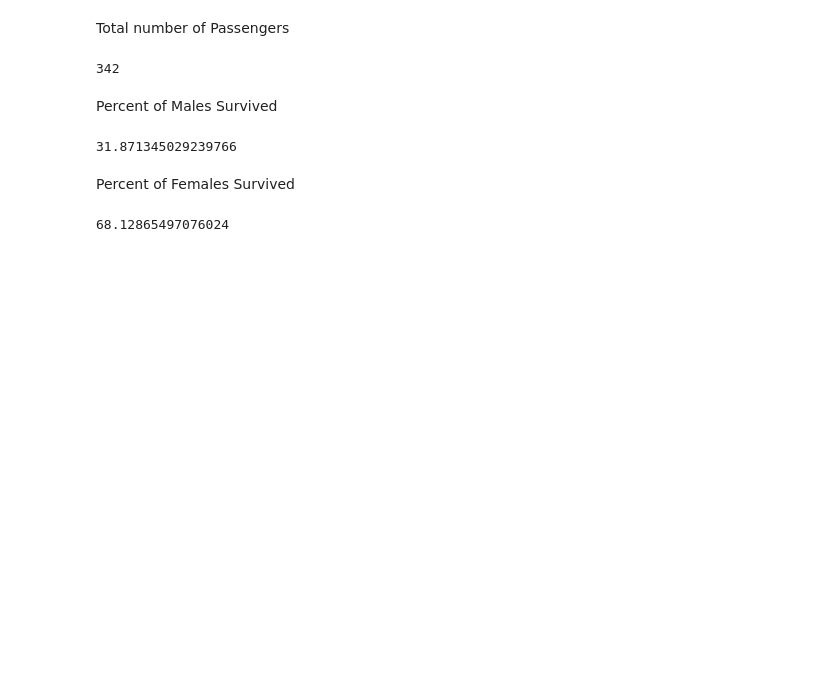
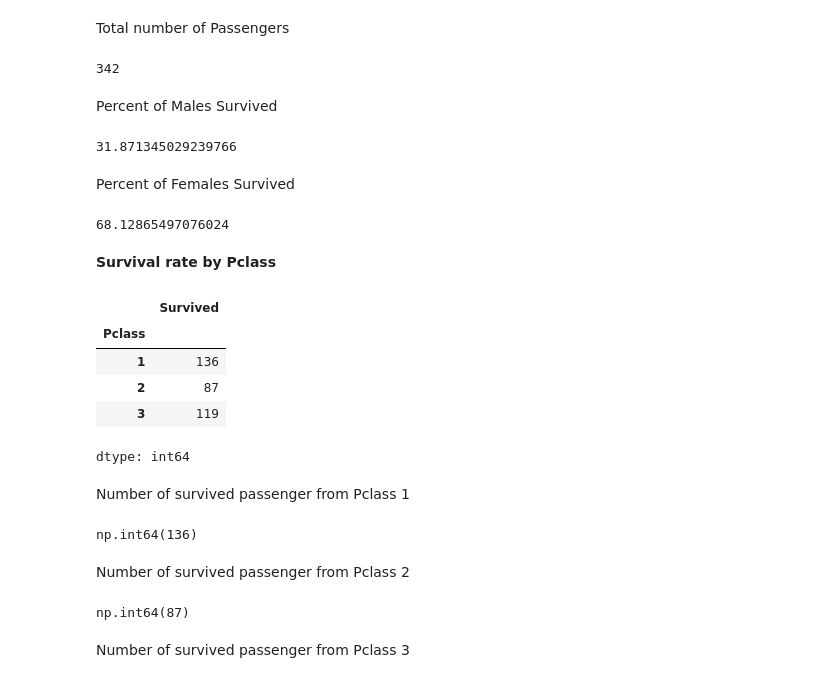
Before and after one commit to akhilesh2009/Exploring-the-Titanic-Dataset, a Jupyter notebook: Exploring_the_Titanic_Dataset.ipynb, the cells around one changed output. Saved outputs shown, nothing was run; the diff lists cells and outputs as text; code cells hidden in the pictures; blank space fills up the shorter version.

```diff
--- a/Exploring_the_Titanic_Dataset.ipynb
+++ b/Exploring_the_Titanic_Dataset.ipynb
@@ -110,3 +112,31 @@ percent_females_survived = (females_survive / total_passengers_survive) * 100
 print(percent_females_survived)
 # %% [output]
 68.12865497076024
+# %% [markdown]
+**Survival rate by Pclass**
+# %%
+survival_by_class = train.groupby("Pclass")["Survived"].sum()
+survival_by_class
+# %% [output]
+|  | Survived |
+| Pclass |  |
+| 1 | 136 |
+| 2 | 87 |
+| 3 | 119 |
+dtype: int64
+# %% [markdown]
+Number of survived passenger from Pclass 1
+# %%
+survive_class_1 = survival_by_class[1]
+survive_class_1
+# %% [output]
+np.int64(136)
+# %% [markdown]
+Number of survived passenger from Pclass 2
+# %%
+survive_class_2 = survival_by_class[2]
+survive_class_2
+# %% [output]
+np.int64(87)
+# %% [markdown]
+Number of survived passenger from Pclass 3
```
Also changed, not shown: parts of 14 cells of this notebook.
